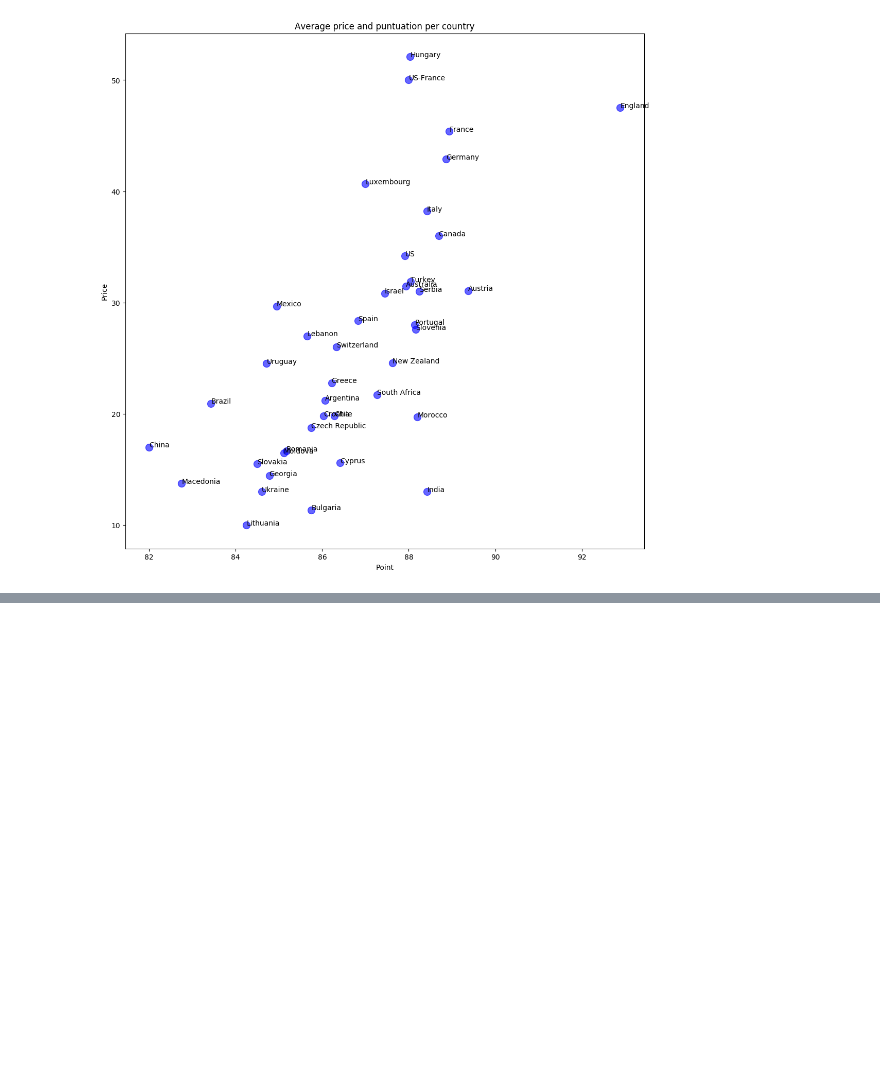
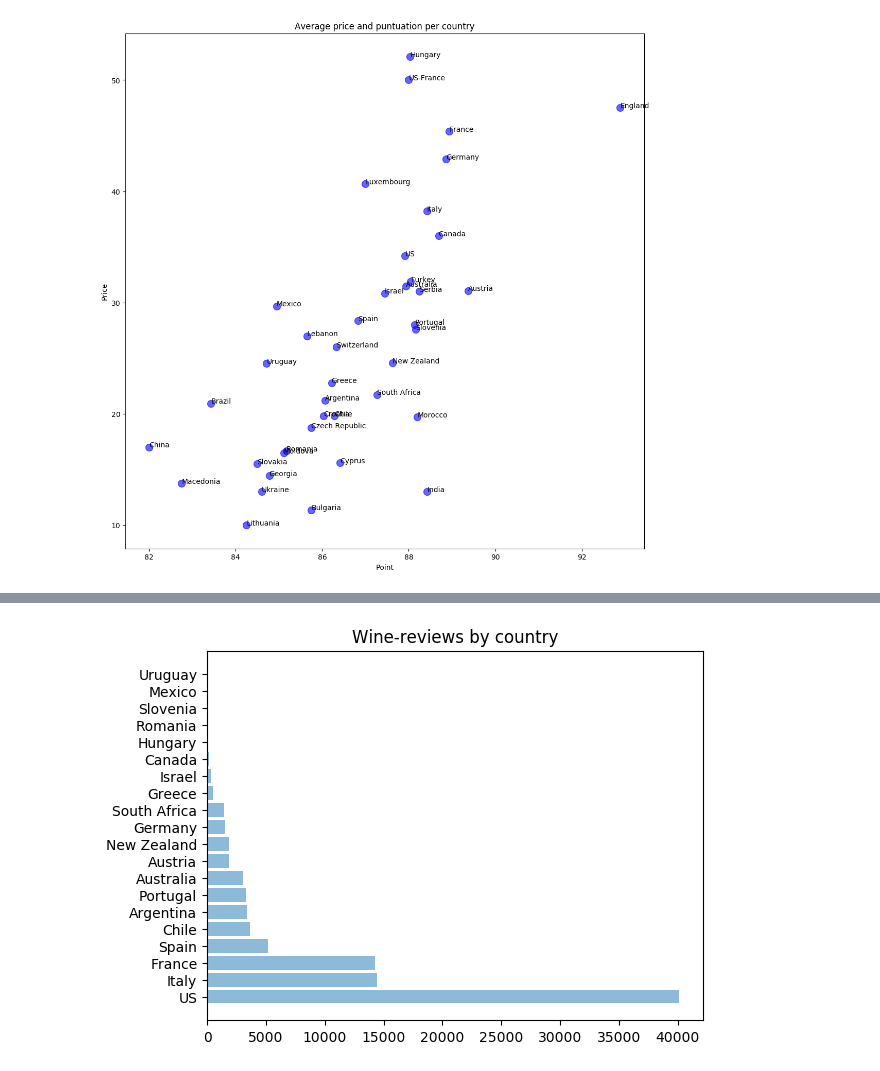
Before and after one commit to pavlafuxova/TFM, a Jupyter notebook: ranking_varieties.ipynb, the cells around one changed output, grey strips where cells are left out. Saved outputs shown, nothing was run; the diff lists cells and outputs as text; code cells hidden in the pictures; blank space fills up the shorter version.

Commit message:
number of wine-reviews by country

```diff
--- a/ranking_varieties.ipynb
+++ b/ranking_varieties.ipynb
@@ -318,0 +321,4 @@ plt.show()
+# %%
+wine2 = wine_f.country.value_counts().to_frame().reset_index()
+# %%
+wine2 = wine2.rename(columns={'index': 'country', 'country': 'number_of_reviews'})
@@ -318,0 +334,18 @@ plt.show()
+# %%
+plt.rcdefaults()
+fig, ax = plt.subplots()
+
+countries = tuple(wine2.country.tolist())[:20]
+countries = [TextBlob(i.decode('unicode-escape')) for i in countries]
+y_pos = np.arange(len(countries))
+performance = np.array(wine2.number_of_reviews)[:20]
+error = np.random.rand(len(countries))
+
+
+plt.barh(y_pos, performance, align='center', alpha=0.5)
+plt.yticks(y_pos, countries)
+plt.title('Wine-reviews by country')
+
+plt.show()
+# %% [output]
+[figure, added]
```
Also changed, not shown: parts of 3 cells of this notebook.
